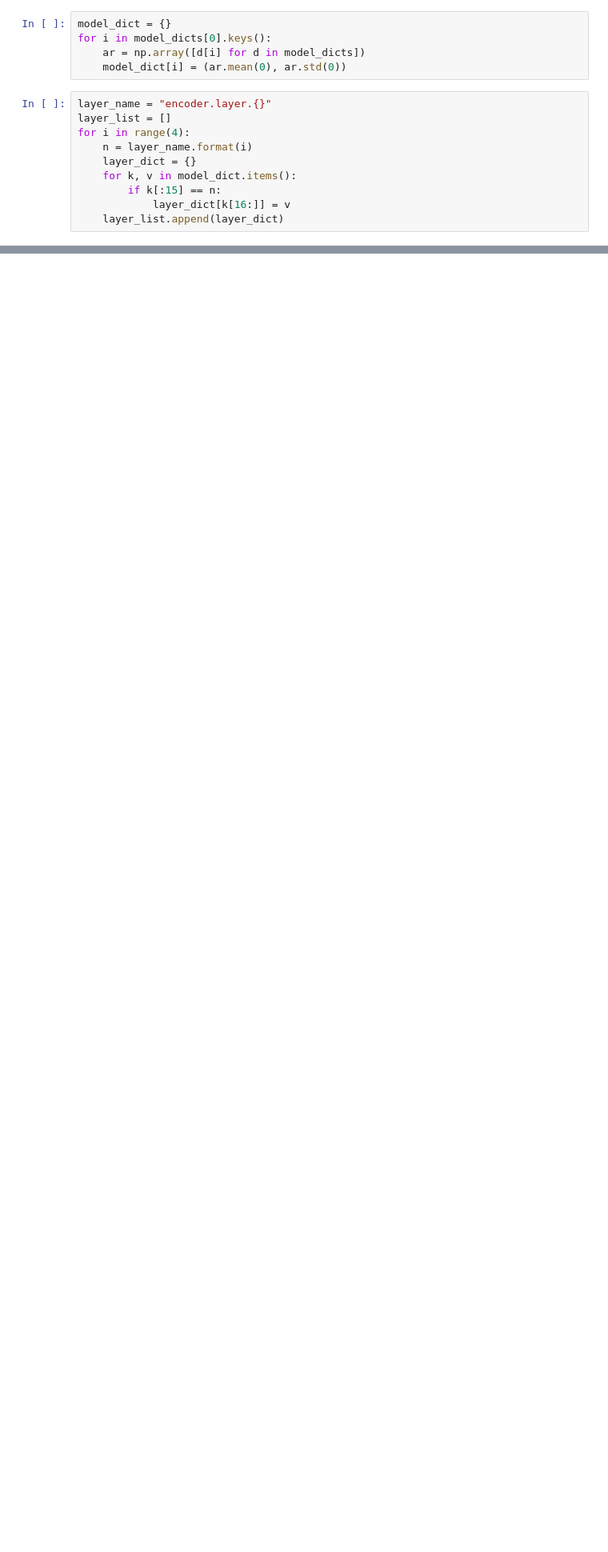
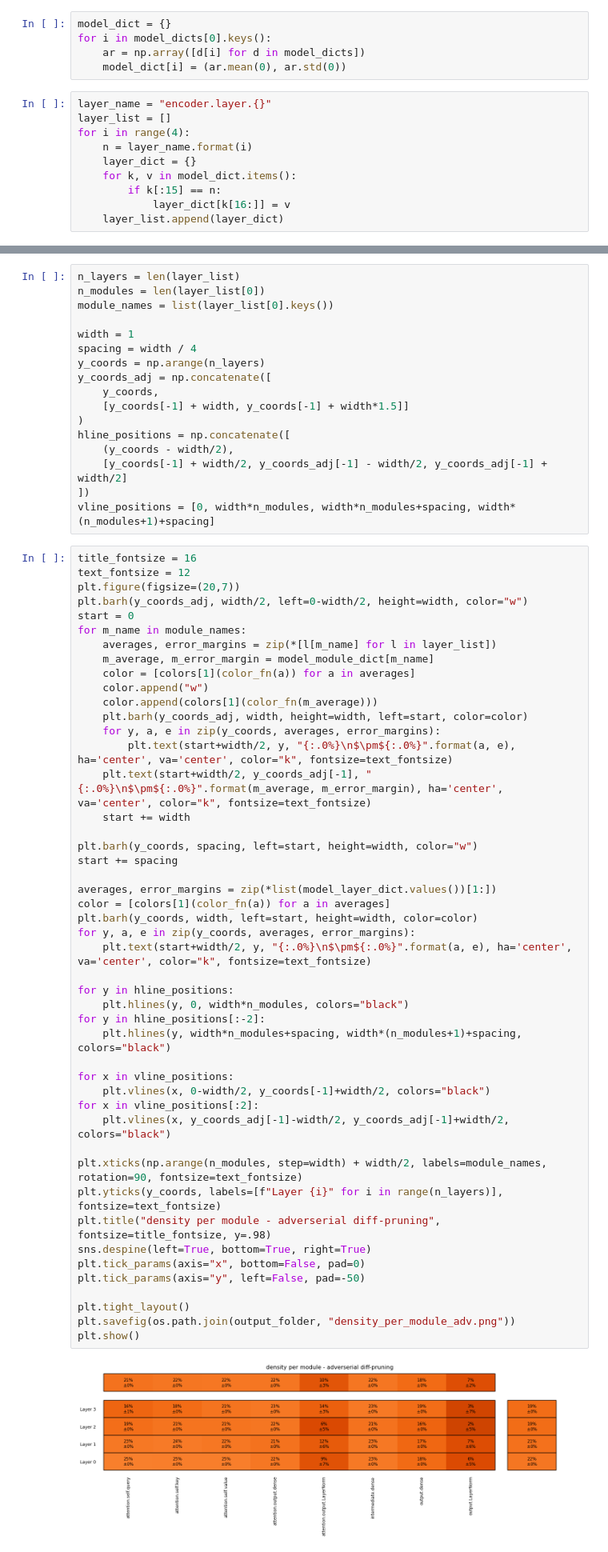
Before and after one commit to sirluk/sparse_transformers, a Jupyter notebook: analysis/analyze_sparsity.ipynb, the cells around one changed output, grey strips where cells are left out. Shown at 80% size. Cells and saved outputs as stored; diff of their text form; blank space fills up the shorter version.

```diff
--- a/analysis/analyze_sparsity.ipynb
+++ b/analysis/analyze_sparsity.ipynb
@@ -231,0 +312,66 @@ plt.show()
+# %%
+n_layers = len(layer_list)
+n_modules = len(layer_list[0])
+module_names = list(layer_list[0].keys())
+
+width = 1
+spacing = width / 4
+y_coords = np.arange(n_layers)
+y_coords_adj = np.concatenate([
+    y_coords,
+    [y_coords[-1] + width, y_coords[-1] + width*1.5]]
+)
+hline_positions = np.concatenate([
+    (y_coords - width/2),
+    [y_coords[-1] + width/2, y_coords_adj[-1] - width/2, y_coords_adj[-1] + width/2]
+])
+vline_positions = [0, width*n_modules, width*n_modules+spacing, width*(n_modules+1)+spacing]
+# %%
+title_fontsize = 16
+text_fontsize = 12
+plt.figure(figsize=(20,7))
+plt.barh(y_coords_adj, width/2, left=0-width/2, height=width, color="w")
+start = 0
+for m_name in module_names:
+    averages, error_margins = zip(*[l[m_name] for l in layer_list])
+    m_average, m_error_margin = model_module_dict[m_name]
+    color = [colors[1](color_fn(a)) for a in averages]
+    color.append("w")
+    color.append(colors[1](color_fn(m_average)))
+    plt.barh(y_coords_adj, width, height=width, left=start, color=color)
+    for y, a, e in zip(y_coords, averages, error_margins):
+        plt.text(start+width/2, y, "{:.0%}\n$\pm${:.0%}".format(a, e), ha='center', va='center', color="k", fontsize=text_fontsize)
+    plt.text(start+width/2, y_coords_adj[-1], "{:.0%}\n$\pm${:.0%}".format(m_average, m_error_margin), ha='center', va='center', color="k", fontsize=text_fontsize)
+    start += width
+
+plt.barh(y_coords, spacing, left=start, height=width, color="w")
+start += spacing
+
+averages, error_margins = zip(*list(model_layer_dict.values())[1:])
+color = [colors[1](color_fn(a)) for a in averages]
+plt.barh(y_coords, width, left=start, height=width, color=color)
+for y, a, e in zip(y_coords, averages, error_margins):
+    plt.text(start+width/2, y, "{:.0%}\n$\pm${:.0%}".format(a, e), ha='center', va='center', color="k", fontsize=text_fontsize)
+
+for y in hline_positions:
+    plt.hlines(y, 0, width*n_modules, colors="black")
+for y in hline_positions[:-2]:
+    plt.hlines(y, width*n_modules+spacing, width*(n_modules+1)+spacing, colors="black")
+
+for x in vline_positions:
+    plt.vlines(x, 0-width/2, y_coords[-1]+width/2, colors="black")
+for x in vline_positions[:2]:
+    plt.vlines(x, y_coords_adj[-1]-width/2, y_coords_adj[-1]+width/2, colors="black")
+
+plt.xticks(np.arange(n_modules, step=width) + width/2, labels=module_names, rotation=90, fontsize=text_fontsize)
+plt.yticks(y_coords, labels=[f"Layer {i}" for i in range(n_layers)], fontsize=text_fontsize)
+plt.title("density per module - adverserial diff-pruning", fontsize=title_fontsize, y=.98)
+sns.despine(left=True, bottom=True, right=True)
+plt.tick_params(axis="x", bottom=False, pad=0)
+plt.tick_params(axis="y", left=False, pad=-50)
+
+plt.tight_layout()
+plt.savefig(os.path.join(output_folder, "density_per_module_adv.png"))
+plt.show()
+# %% [output]
+[figure, added]
```
Also changed, not shown: parts of 9 cells of this notebook.
